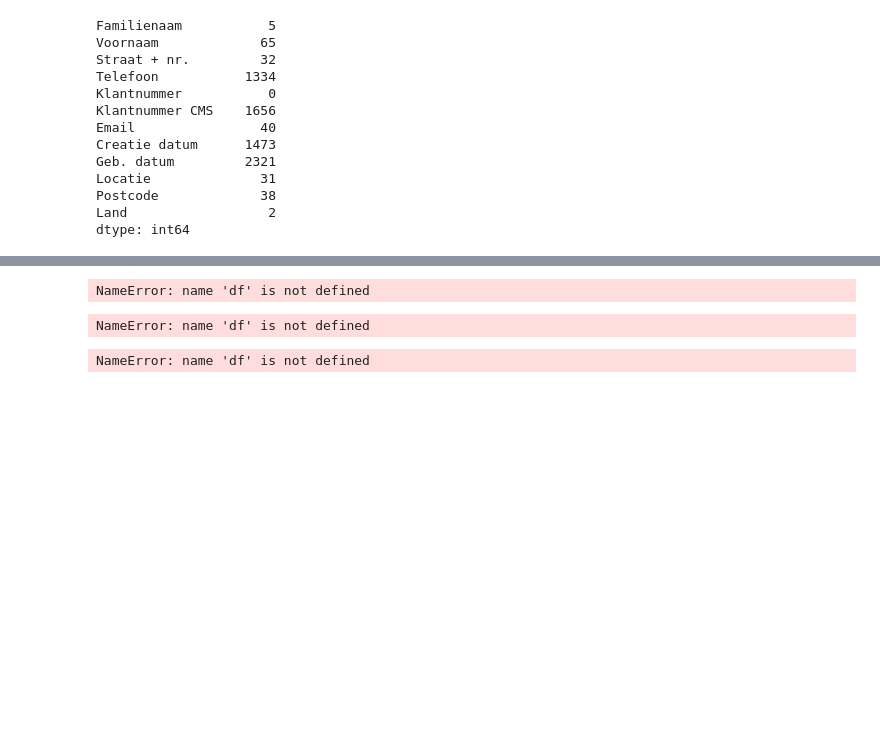
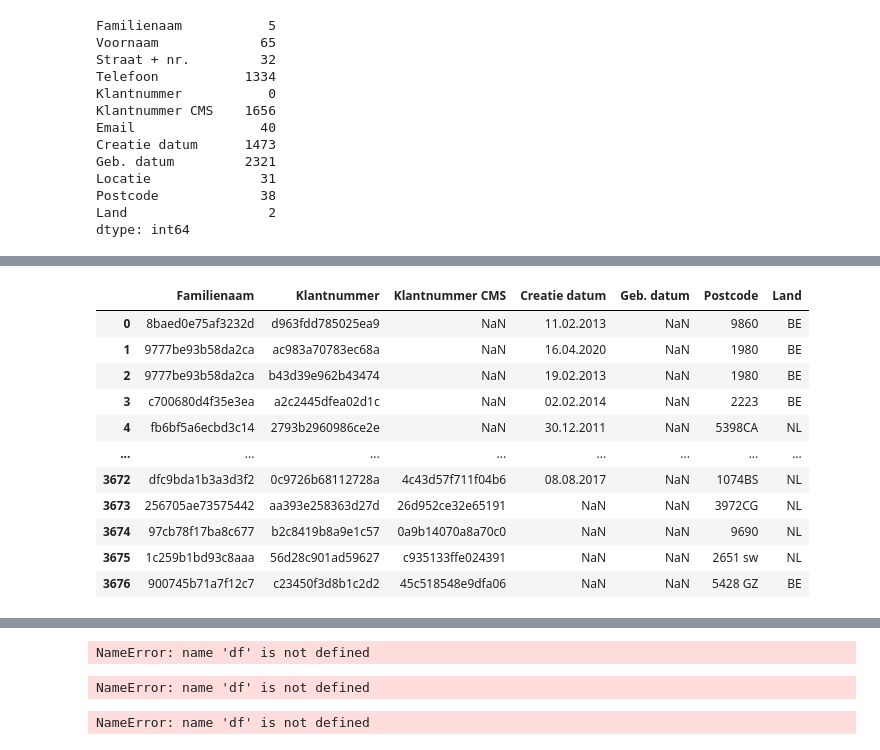
Before and after one commit to Xevro/data-science-in-python, a Jupyter notebook: Project Data Science/louis.dhont/project.ipynb, the cells around one changed output, grey strips where cells are left out. Drawn from its saved outputs; the diff is of its cells as text; code cells hidden in the pictures; blank space fills up the shorter version.

```diff
--- a/Project Data Science/louis.dhont/project.ipynb
+++ b/Project Data Science/louis.dhont/project.ipynb
@@ -102,0 +126,74 @@ vdf = df_klanten
+# %%
+
+# De volgende is het samenvoegen van alle dataframes tot 1 goed dataframe
+
+#1 - verwijder de kolommen die niet nuttig zijn
+def remove_columns(df):
+    df = df.drop(columns=['Straat + nr.', 'Locatie', 'Telefoon', 'Email', 'Voornaam'], inplace=True)
+
+def convert_land(df):
+    namen_belgie = ['belgium', 'belgië', 'belgïe', 'west-vlaanderen', 'b', 'belgie', 'belg', 'begie', 'ybelgie', 'be', 'oost-vlaanderen - belgium', 'oost-vlaanderen', 'belgiê', 'beglië']
+    namen_nederland = ['nederand', 'nl', 'nederlands', 'ned', 'nerdland', 'holland', 'netherland', 'groningen', 'noord holland', 'noord-brabant', 'hengelo ov', 'nederland', 'nederlandse', 'the netherlands', 'pays bas (holland)', 'nerderland', 'nld', 'ndl', 'ned.', 'utrecht', 'noor holland', 'noord-holland', 'netherlands', 'zuid-holland', 'nederkand', 'nedeland']
+    namen_frankrijk = ['france', 'frankrijk']
+    namen_duitsland = ['duitsland', 'germany']
+    namen_verenigd_koninkrijk = ['groot-brittanie ', 'united kingdom']
+    namen_verwijderen = ['27', 'NaN', 'df', 'z', 'nan', 'Kies...', 'jelle', '- -', '-', 'test', '0633799726', 'Selecteer een staat', 'Selecteer een gebied, staat of provincie a.u.b.']
+
+    #dit stuk moet korter
+    df.drop(df.index[df['Land'] == 'NaN'], inplace = True)
+    df.drop(df.index[df['Land'].isnull()], inplace = True)
+    df.drop(df.index[df['Land'] == 'df'], inplace = True)
+    df.drop(df.index[df['Land'] == '27'], inplace = True)
+    df.drop(df.index[df['Land'] == 'z'], inplace = True)
+    df.drop(df.index[df['Land'] == 'Kies...'], inplace = True)
+    df.drop(df.index[df['Land'] == 'jelle'], inplace = True)
+    df.drop(df.index[df['Land'] == '- -'], inplace = True)
+    df.drop(df.index[df['Land'] == '-'], inplace = True)
+    df.drop(df.index[df['Land'] == 'test'], inplace = True)
+    df.drop(df.index[df['Land'] == '0633799726'], inplace = True)
+    df.drop(df.index[df['Land'] == 'Selecteer een staat'], inplace = True)
+    df.drop(df.index[df['Land'] == 'Selecteer een gebied, staat of provincie a.u.b.'], inplace = True)
+
+    for index, land in enumerate(df['Land']):
+        #if str(land) in namen_verwijderen:
+        #    print(index)
+
+        if (str(land).lower()) in namen_belgie:
+            df['Land'].iloc[index] = 'BE'
+        if (str(land).lower()) in namen_nederland:
+            df['Land'].iloc[index] = 'NL'
+        if (str(land).lower()) in namen_frankrijk:
+            df['Land'].iloc[index] = 'FR'
+        if (str(land).lower()) in namen_duitsland:
+            df['Land'].iloc[index] = 'DE'
+        if (str(land).lower()) in namen_verenigd_koninkrijk:
+            df['Land'].iloc[index] = 'GB'
+        if (str(land).lower()) == 'luxemburg':
+            df['Land'].iloc[index] = 'LUX'
+        if (str(land).lower()) == 'scotland':
+            df['Land'].iloc[index] = 'SCO'
+        if (str(land).lower()) == 'portugal':
+            df['Land'].iloc[index] = 'PT'
+        if (str(land).lower()) == 'suriname':
+            df['Land'].iloc[index] = 'SR'
+        if (str(land).lower()) == 'hong kong':
+            df['Land'].iloc[index] = 'CN'
+        if (str(land).lower()) == 'oostenrijk':
+            df['Land'].iloc[index] = 'AUT'
+        if (str(land).lower()) == 'canada':
+            df['Land'].iloc[index] = 'CA'
+        if (str(land).lower()) == 'italy':
+            df['Land'].iloc[index] = 'IT'
+        if (str(land).lower()) == 'spanje':
+            df['Land'].iloc[index] = 'ES'
+        if (str(land).lower()) == 'chile':
+            df['Land'].iloc[index] = 'CL'
+
+remove_columns(df)
+convert_land(df)
+
+print("All unique values in the : " + str(df.Land.unique()))
+print("Aantal rijen en kolommen: " + str(df.shape))
+#df.describe()
+df
+# %% [output]
@@ -102,0 +203,12 @@ vdf = df_klanten
+|  | Familienaam | Klantnummer | Klantnummer CMS | Creatie datum | Geb. datum | Postcode | Land |
+| 0 | 8baed0e75af3232d | d963fdd785025ea9 | NaN | 11.02.2013 | NaN | 9860 | BE |
+| 1 | 9777be93b58da2ca | ac983a70783ec68a | NaN | 16.04.2020 | NaN | 1980 | BE |
+| 2 | 9777be93b58da2ca | b43d39e962b43474 | NaN | 19.02.2013 | NaN | 1980 | BE |
+| 3 | c700680d4f35e3ea | a2c2445dfea02d1c | NaN | 02.02.2014 | NaN | 2223 | BE |
+| 4 | fb6bf5a6ecbd3c14 | 2793b2960986ce2e | NaN | 30.12.2011 | NaN | 5398CA | NL |
+| ... | ... | ... | ... | ... | ... | ... | ... |
+| 3672 | dfc9bda1b3a3d3f2 | 0c9726b68112728a | 4c43d57f711f04b6 | 08.08.2017 | NaN | 1074BS | NL |
+| 3673 | 256705ae73575442 | aa393e258363d27d | 26d952ce32e65191 | NaN | NaN | 3972CG | NL |
+| 3674 | 97cb78f17ba8c677 | b2c8419b8a9e1c57 | 0a9b14070a8a70c0 | NaN | NaN | 9690 | NL |
+| 3675 | 1c259b1bd93c8aaa | 56d28c901ad59627 | c935133ffe024391 | NaN | NaN | 2651 sw | NL |
+| 3676 | 900745b71a7f12c7 | c23450f3d8b1c2d2 | 45c518548e9dfa06 | NaN | NaN | 5428 GZ | BE |
```
Also changed, not shown: parts of 13 cells of this notebook.
